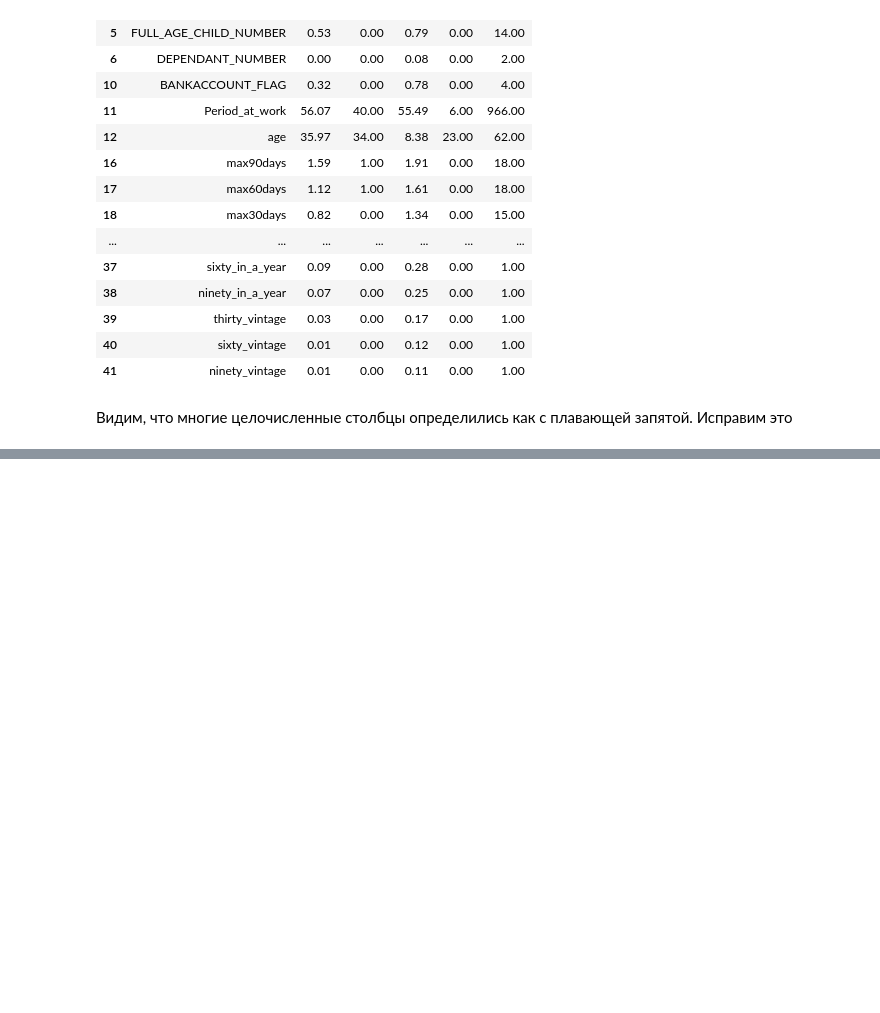
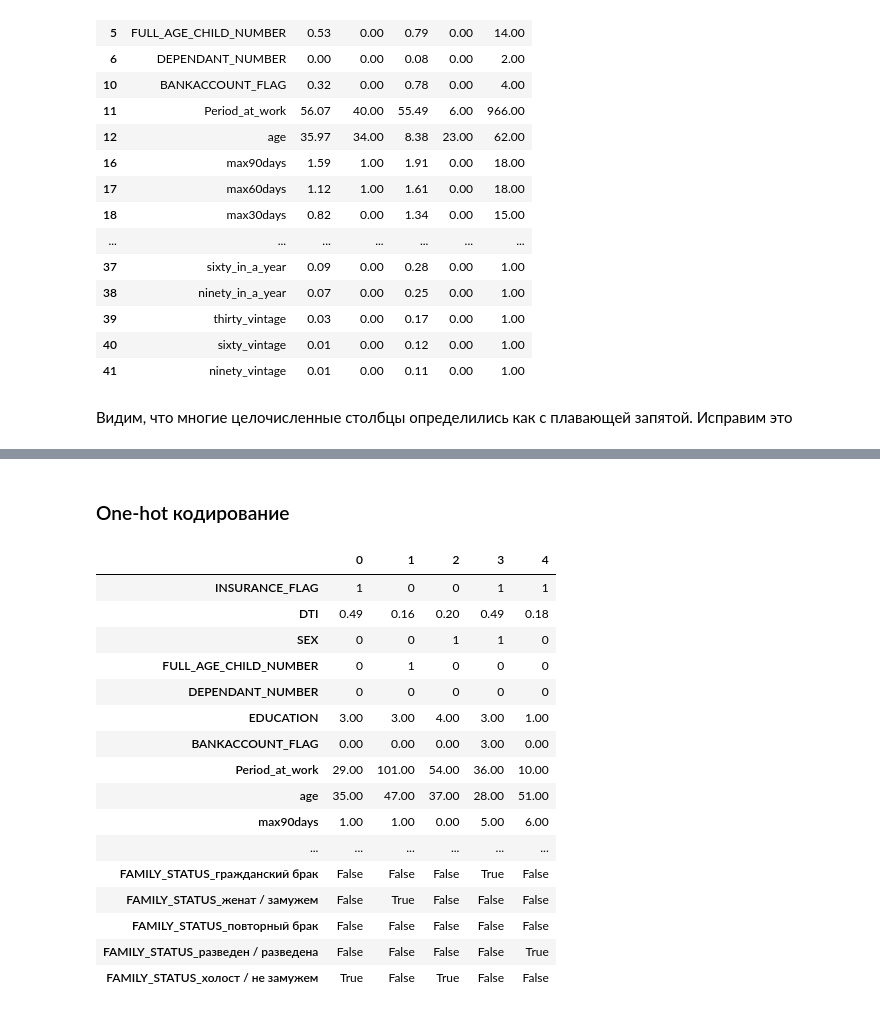
Before and after one commit to Deaacon/HW_1_2025-Roman_Dyakonov, a Jupyter notebook: solution.ipynb, the cells around one changed output, grey strips where cells are left out. Cells and saved outputs as stored; diff of their text form; code cells hidden in the pictures; blank space fills up the shorter version.

```diff
--- a/solution.ipynb
+++ b/solution.ipynb
@@ -208,0 +266,36 @@ for dtype_target in data_df.dtypes.unique():
+# %% [markdown]
+### One-hot кодирование
+# %%
+def encode_dummy(df, key):
+    one_hot = pd.get_dummies(df[key], prefix=key)
+    df = df.drop(columns=[key])
+    df = df.join(one_hot)
+    return df
+
+keys_to_dummy = [
+    'INCOME_BASE_TYPE', 'CREDIT_PURPOSE', 'EMPL_TYPE',
+    'EMPL_SIZE', 'EMPL_PROPERTY', 'EMPL_FORM', 'FAMILY_STATUS'
+]
+for key in keys_to_dummy:
+    data_df = encode_dummy(data_df, key)
+
+with pd.option_context('display.max_rows', None):
+    display(data_df.head().transpose())
+# %% [output]
+|  | 0 | 1 | 2 | 3 | 4 |
+| INSURANCE_FLAG | 1 | 0 | 0 | 1 | 1 |
+| DTI | 0.49 | 0.16 | 0.20 | 0.49 | 0.18 |
+| SEX | 0 | 0 | 1 | 1 | 0 |
+| FULL_AGE_CHILD_NUMBER | 0 | 1 | 0 | 0 | 0 |
+| DEPENDANT_NUMBER | 0 | 0 | 0 | 0 | 0 |
+| EDUCATION | 3.00 | 3.00 | 4.00 | 3.00 | 1.00 |
+| BANKACCOUNT_FLAG | 0.00 | 0.00 | 0.00 | 3.00 | 0.00 |
+| Period_at_work | 29.00 | 101.00 | 54.00 | 36.00 | 10.00 |
+| age | 35.00 | 47.00 | 37.00 | 28.00 | 51.00 |
+| max90days | 1.00 | 1.00 | 0.00 | 5.00 | 6.00 |
+| ... | ... | ... | ... | ... | ... |
+| FAMILY_STATUS_гражданский брак | False | False | False | True | False |
+| FAMILY_STATUS_женат / замужем | False | True | False | False | False |
+| FAMILY_STATUS_повторный брак | False | False | False | False | False |
+| FAMILY_STATUS_разведен / разведена | False | False | False | False | True |
+| FAMILY_STATUS_холост / не замужем | True | False | True | False | False |
```
Also changed, not shown: parts of 10 cells of this notebook.
